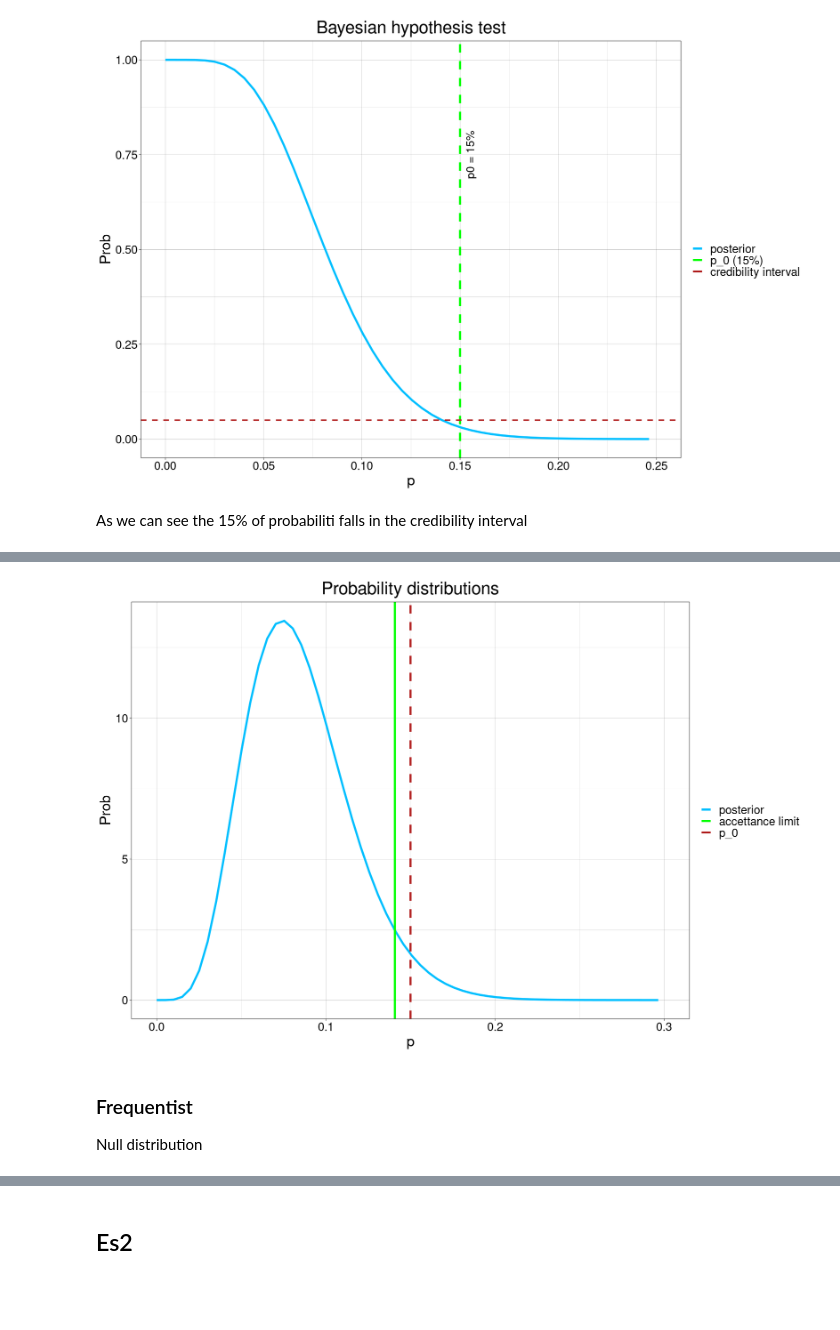
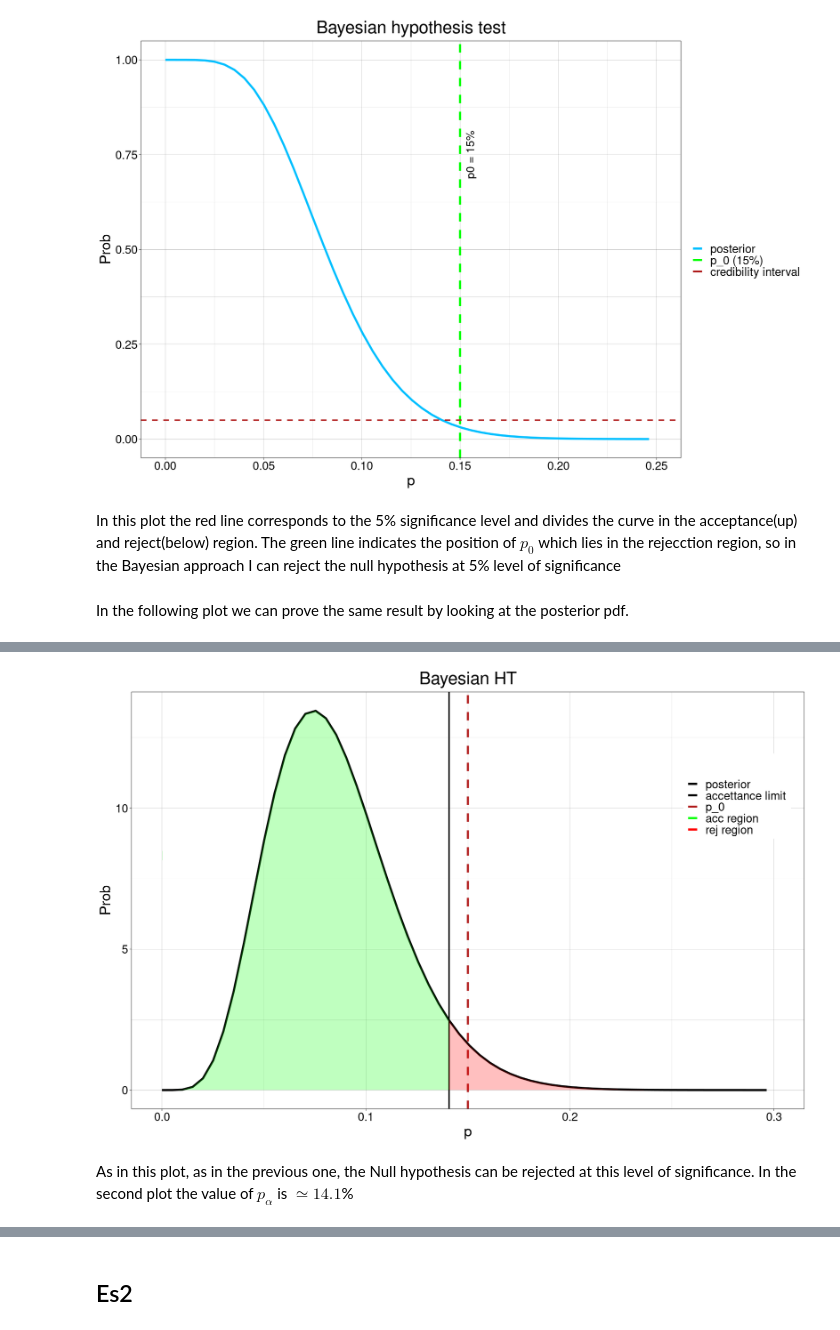
Before and after one commit to PietroCappelli/Advance_stat, a Jupyter notebook: Exercises/exercise06.ipynb, the cells around one changed output, grey strips where cells are left out. Cells and saved outputs as stored; diff of their text form; code cells hidden in the pictures; blank space fills up the shorter version.

```diff
--- a/Exercises/exercise06.ipynb
+++ b/Exercises/exercise06.ipynb
@@ -131,21 +153,25 @@ plot
 Warning message:
 “Removed 150 row(s) containing missing values (geom_path).”
 [figure]
-# %% [markdown]
-As we can see the 15% of probabiliti falls in the credibility interval
+# %% [markdown]
+In this plot the red line corresponds to the 5% significance level and divides the curve in the acceptance(up) and reject(below) region. The green line indicates the position of $p_0$ which lies in the rejecction region, so in the Bayesian approach I can reject the null hypothesis at 5% level of significance
+# %% [markdown]
+In the following plot we can prove the same result by looking at the posterior pdf.
 # %%
 p_acc <- seq(0,  p_alpha,  length.out=150)
 p_rej <- seq(p_alpha, 0.3, length.out=150)
 
 plot <- ggplot() +
         geom_line(aes(x=p, y=beta_distr, color="posterior"),lwd=1.5) +
-        geom_vline(xintercept = p_alpha, color="green", lwd=1.5) +
+        geom_vline(xintercept = p_alpha, color="black", lwd=1) +
         geom_vline(xintercept = p_0, linetype="dashed", color="firebrick", lwd=1.5) +
+        geom_area(aes(x = ifelse(p<p_alpha, p, 0), y=beta_distr,), fill=adjustcolor("green",alpha.f=0.25))+
+        geom_area(aes(x = ifelse(p>p_alpha-0.0005, p, 1), y=beta_distr,), fill=adjustcolor("red",alpha.f=0.25))+
         theme_linedraw() +
         xlim(0,0.3)+
-        scale_color_manual(name = "", values = c("posterior" = "deepskyblue","accettance limit"="green", "p_0" = "firebrick" ))+
-        labs(title=glue("Probability distributions"), x="p",y="Prob")+
-        theme(text = element_text(size=22), plot.title = element_text( hjust = 0.5))
+        scale_color_manual(name = "", values = c("posterior" = "black","accettance limit"="black", "p_0" = "firebrick","acc region"="green", "rej region" = "red" ))+
+        labs(title=glue("Bayesian HT"), x="p",y="Prob")+
+        theme(text = element_text(size=22), plot.title = element_text( hjust = 0.5), legend.position=c(.9,.75))
 
 plot
 # %% [output]
@@ -152,7 +180,5 @@ plot
 Warning message:
 “Removed 140 row(s) containing missing values (geom_path).”
-[figure, old version]
+[figure, new version]
-# %% [markdown]
-### Frequentist
-
-Null distribution
+# %% [markdown]
+As in this plot, as in the previous one, the Null hypothesis can be rejected at this level of significance. In the second plot the value of $p_{\alpha}$ is $\simeq 14.1$%
```
Also changed, not shown: parts of 39 cells of this notebook.
